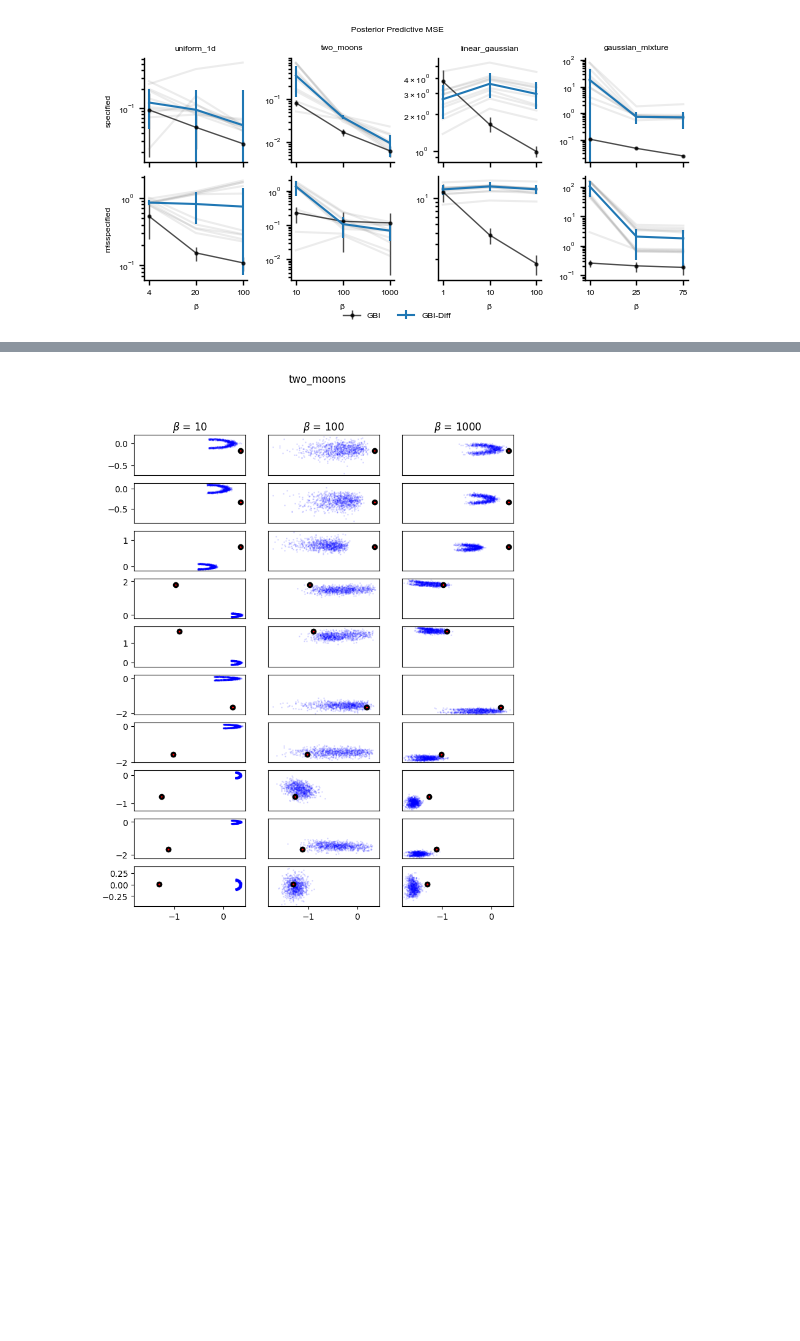
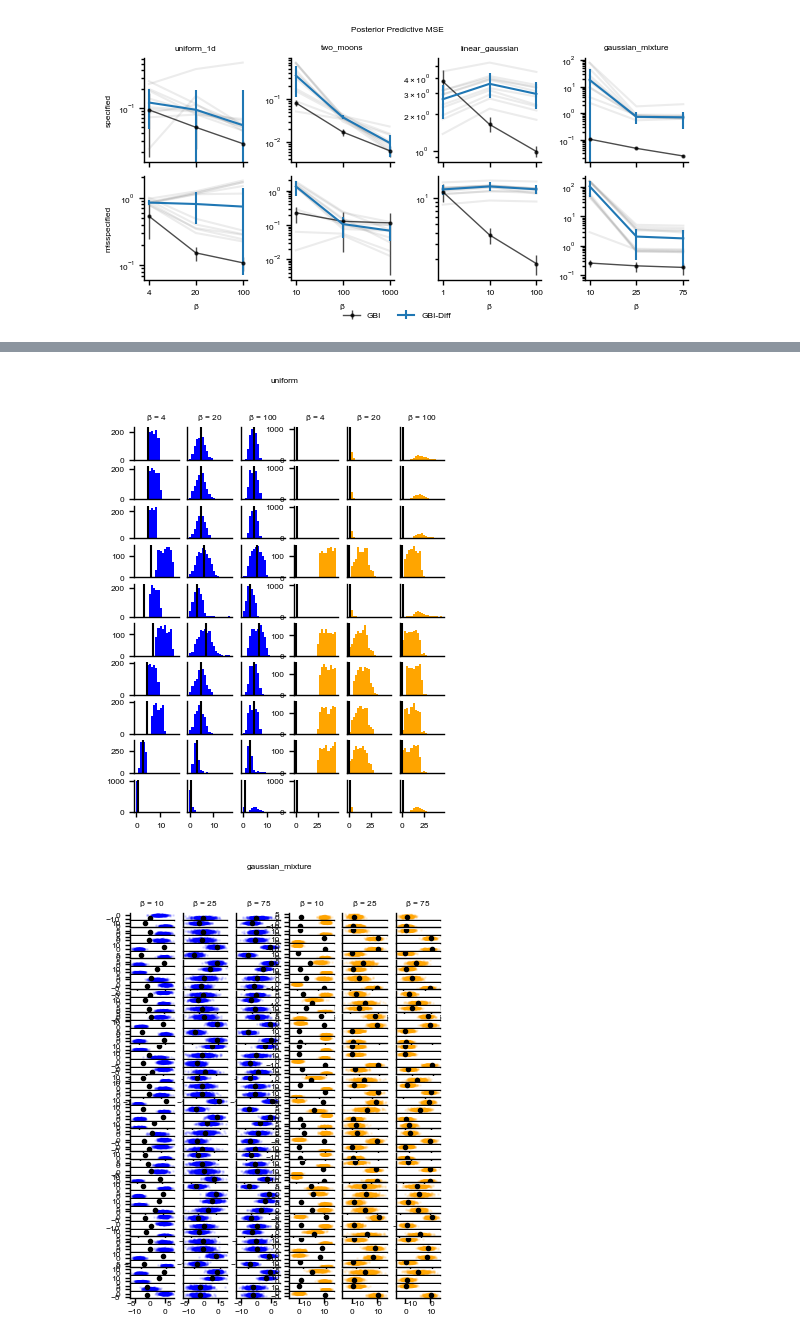
Before and after one commit to mackelab/neuralgbi_diffusion, a Jupyter notebook: notebooks/figures/benchmark_1.ipynb, the cells around one changed output, grey strips where cells are left out. Saved outputs shown, nothing was run; the diff lists cells and outputs as text; code cells hidden in the pictures; blank space fills up the shorter version.

```diff
--- a/notebooks/figures/benchmark_1.ipynb
+++ b/notebooks/figures/benchmark_1.ipynb
@@ -548,9 +401,0 @@ specified unknown
-# %%
-fig, ax = plt.subplots()
-
-df_summaries = pd.read_csv(f"GBI_results_uniform_1d.csv")
-df_collapsed = df_summaries.groupby(['algorithm','beta','xo_specified', 'xo_known']).describe()
-df_cur = df_collapsed.loc["GBI", :, "specified", "unknown"]["dist_samples_mean"]
-gbi_line = ax.errorbar(df_cur.index, df_cur['mean'].values, yerr=df_cur['std'].values, fmt='-o',label="GBI", lw=1, alpha=0.7, markersize=2)
-
-df.plot("betas", "mse_mean", yerr="mse_std", ax=ax)# .set(yscale="log")
@@ -657,7 +561,7 @@ log_dir = res_base_path
 
 dfs = []
 for res_path in log_dir.glob(
-    "*/lightning_logs/version_0/*/test.h5"
+    "*/lightning_logs/version_0/*/specified_unknown_evaluate_samples.h5"
 ):
     print(res_path)
     content = h5py.File(res_path, "r")
@@ -667,12 +571,15 @@ for res_path in log_dir.glob(
         continue
 
     fig, axes = plt.subplots(
-        ncols=len(attrs["betas"]),
+        ncols=len(attrs["betas"]) * 2,
         nrows=len(attrs["x_o"]),
-        figsize=(8, 10),
+        figsize=(4, 5),
         # sharex="row",
         # sharey="row",
     )
+    task = list(res_path.parents)[3].name
+    fig.suptitle(task)
+
     x_lim = np.zeros((len(attrs["x_o"]), len(attrs["betas"]), 2))
     y_lim = np.zeros((len(attrs["x_o"]), len(attrs["betas"]), 2))
 
@@ -681,19 +588,16 @@ for res_path in log_dir.glob(
     upper = np.max(limit_base, axis=(0, 1))[..., 0]
 
     res = np.zeros((len(attrs["x_o"]), len(attrs["betas"])))
-    control_content = h5py.File(Path("../../results/diffusion/two_moons/lightning_logs/version_0/samples_epoch=99-step=4000/misspecified_unknown_evaluate_samples.h5"), "r")
     for row, col in np.ndindex(len(attrs["x_o"]), len(attrs["betas"])):
         ax = axes[row, col]
         if x_dim == 1:
-            bins = np.linspace(lower[row], upper[row], 50)
+            bins = np.linspace(lower[row], upper[row], 20)
             ax.hist(content["x_pred"][col, :, row, 0], bins=bins, color="b")
             ax.axvline(attrs["x_o"][row])
             # ax.set_yscale("log")
         elif x_dim == 2:
             ax.scatter(*content["x_pred"][col, :, row].T, color="b", s=1, alpha=0.1)
-            ax.scatter(*attrs["x_o"][row], color="k")
-            ax.scatter(*control_content.attrs["x_o"][row], color="r", marker="x", s=1)
-
+            ax.scatter(*attrs["x_o"][row])
         res[row, col] = np.mean(np.square(content["x_pred"][col, :, row] - attrs["x_o"][row]))
 
         x_lim[row, col] = np.array(ax.get_xlim())
@@ -711,9 +615,51 @@ for res_path in log_dir.glob(
             ax.set_yticks([], [])
         if row == 0:
             ax.set_title(fr"$\beta$ = {attrs["betas"][col]}")
-            # axes[row, col + 3].set_title(fr"$\beta$ = {attrs["betas"][col]}")
+            axes[row, col + 3].set_title(fr"$\beta$ = {attrs["betas"][col]}")
 
-    task = list(res_path.parents)[3].name
-    fig.suptitle(task)
+
+
+    # plot second half
+    res_path = res_path.parent / Path("mis" + str(res_path.name))
+    try:
+        content = h5py.File(res_path, "r")
+    except FileNotFoundError:
+        continue
+    attrs = {k: v for k, v in content.attrs.items()}
+    x_dim = attrs["x_o"].shape[1]
+    if x_dim > 2:
+        continue
+
+    x_lim = np.zeros((len(attrs["x_o"]), len(attrs["betas"]), 2))
+    y_lim = np.zeros((len(attrs["x_o"]), len(attrs["betas"]), 2))
+    limit_base = np.concatenate([content["x_pred"], attrs["x_o"][None, None].repeat(len(attrs["betas"]), axis=0)], axis=1)
+    lower = np.min(limit_base, axis=(0, 1))[..., 0]
+    upper = np.max(limit_base, axis=(0, 1))[..., 0]
+    for row, col in np.ndindex(len(attrs["x_o"]), len(attrs["betas"])):
+        ax = axes[row, col + 3]
+        if x_dim == 1:
+            bins = np.linspace(lower[row], upper[row], 20)
+            ax.hist(content["x_pred"][col, :, row, 0], bins=bins, color="orange")
+            ax.axvline(attrs["x_o"][row])
+            # ax.set_yscale("log")
+        elif x_dim == 2:
+            ax.scatter(*content["x_pred"][col, :, row].T, color="orange", s=1, alpha=0.1)
+            ax.scatter(*attrs["x_o"][row])
+
+        x_lim[row, col] = np.array(ax.get_xlim())
+        y_lim[row, col] = np.array(ax.get_ylim())
+
+    x_lim = np.stack([np.min(x_lim[..., 0], axis=1), np.max(x_lim[..., 1], axis=1)]).T
+    y_lim = np.stack([np.min(y_lim[..., 0], axis=1), np.max(y_lim[..., 1], axis=1)]).T
+    for row, col in np.ndindex(len(attrs["x_o"]), len(attrs["betas"])):
+        ax = axes[row, col + 3]
+        ax.set_xlim(x_lim[row])
+        ax.set_ylim(y_lim[row])
+
+        if row < 9:
+            ax.set_xticks([], [])
+        if col > 0:
+            ax.set_yticks([], [])
+
     # fig.tight_layout()
 # %% [output]
@@ -731 +683,2 @@ for res_path in log_dir.glob(
-[figure, old version]
+[figure, new version]
+[figure, added]
```
Also changed, not shown: parts of 32 cells of this notebook, 2 other files.
